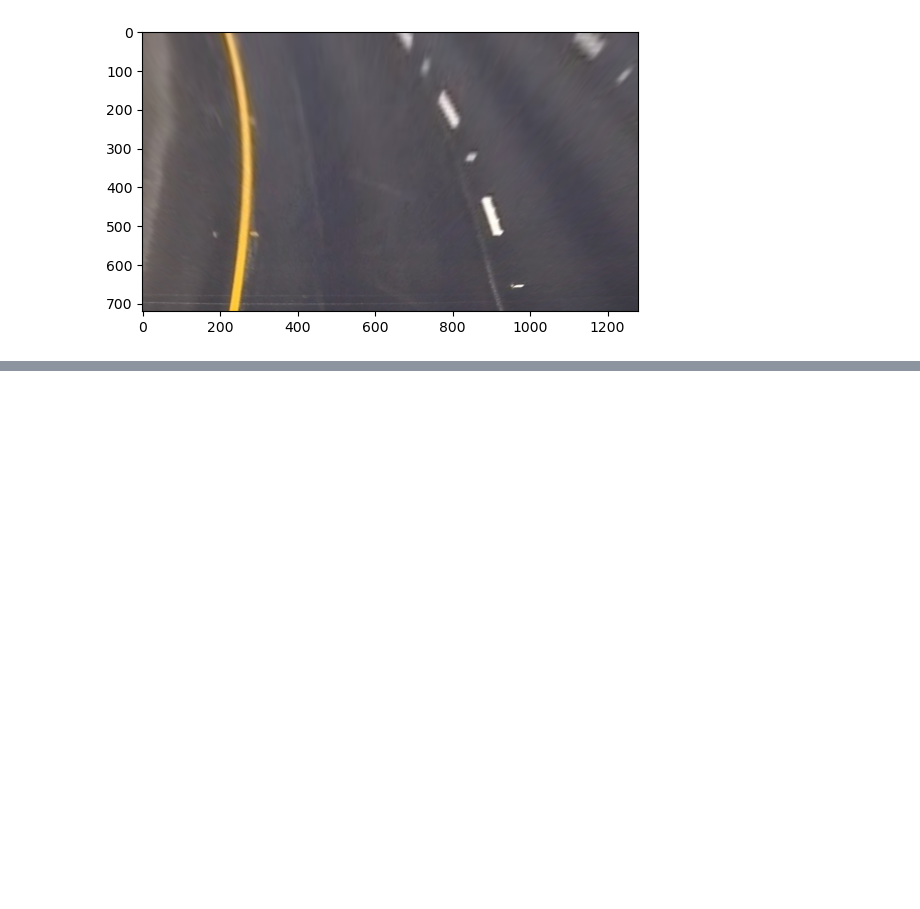
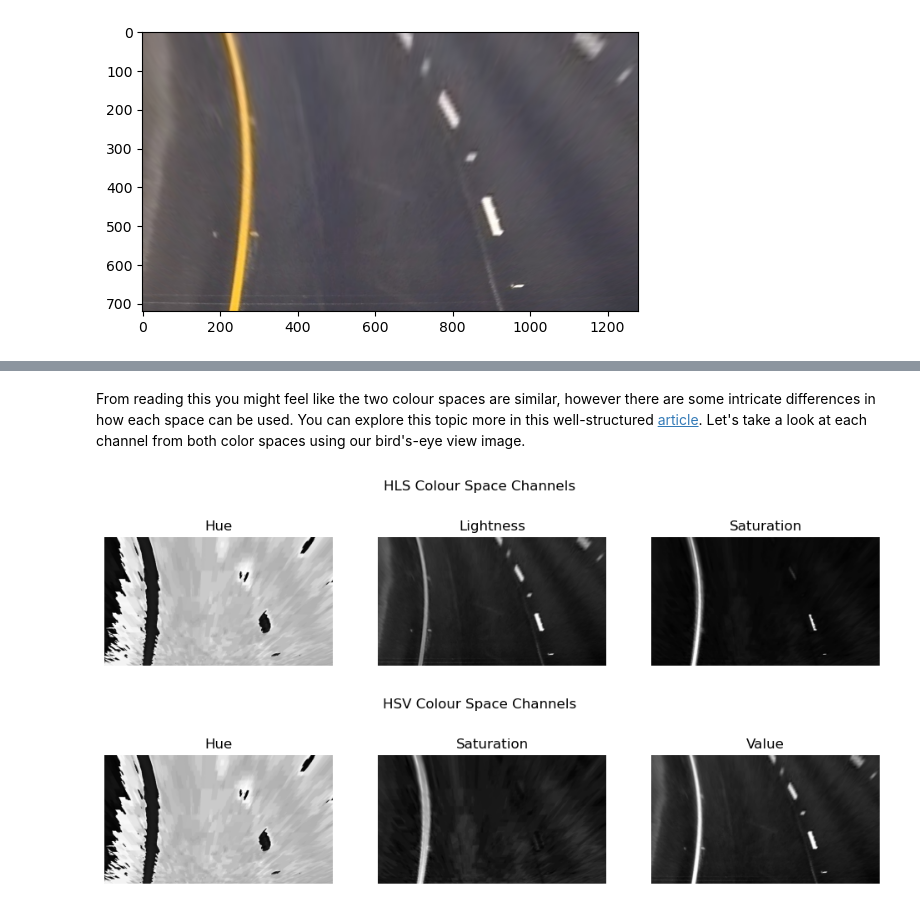
Before and after one commit to xFiveRivers/lane-detection-advanced, a Jupyter notebook: img_transform.ipynb, the cells around one changed output, grey strips where cells are left out. Cells and saved outputs as stored; diff of their text form; code cells hidden in the pictures; blank space fills up the shorter version.

```diff
--- a/img_transform.ipynb
+++ b/img_transform.ipynb
@@ -13,3 +15,13 @@ from src.utility import *
+# %%
+def plot_channels(dict, title, nrows=1, ncols=3, figsize=(12, 3)):
+    fig, axs = plt.subplots(nrows=nrows, ncols=ncols, figsize=figsize)
+    axs = axs.flatten()
+    for channel, ax in zip(dict, axs):
+        ax.imshow(dict[channel], cmap='gray')
+        ax.title.set_text(channel)
+        ax.axis(False)
+    fig.suptitle(title)
+    plt.show()
 # %% [markdown]
 ## **Motivation**
 
@@ -85,0 +112,23 @@ ValueError: not enough values to unpack (expected 3, got 2)
+# %% [markdown]
+From reading this you might feel like the two colour spaces are similar, however there are some intricate differences in how each space can be used. You can explore this topic more in this well-structured [article](https://www.tobiamontanari.com/hsl-and-hsv-explained-which-color-model-should-you-use/). Let's take a look at each channel from both color spaces using our bird's-eye view image.
+# %%
+hls = cv2.cvtColor(result, cv2.COLOR_RGB2HLS)
+hsv = cv2.cvtColor(result, cv2.COLOR_RGB2HSV)
+
+hls_dict = {
+    'Hue' : hls[:,:,0],
+    'Lightness' : hls[:,:,1],
+    'Saturation' : hls[:,:,2]
+}
+
+hsv_dict = {
+    'Hue' : hsv[:,:,0],
+    'Saturation' : hsv[:,:,1],
+    'Value' : hsv[:,:,2]
+}
+
+plot_channels(hls_dict, title='HLS Colour Space Channels')
+plot_channels(hsv_dict, title='HSV Colour Space Channels')
+# %% [output]
+[figure, added]
+[figure, added]
```
Also changed, not shown: parts of 12 cells of this notebook.
